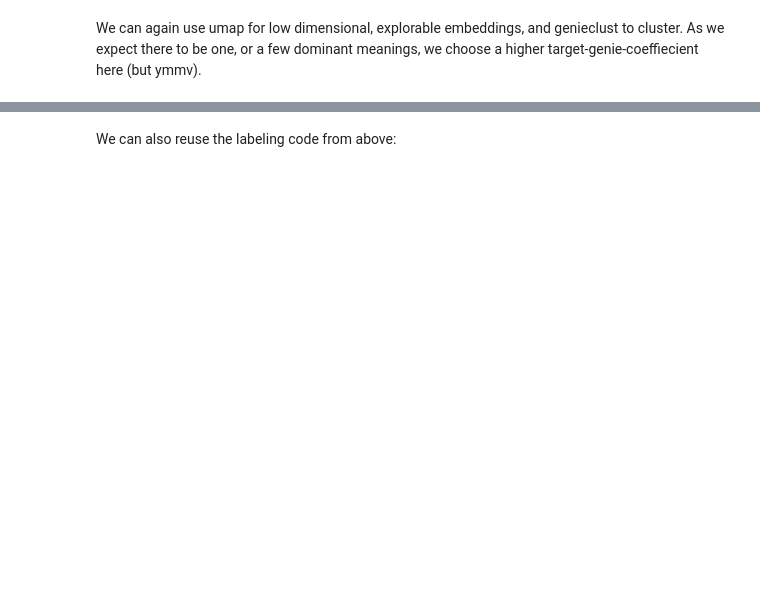
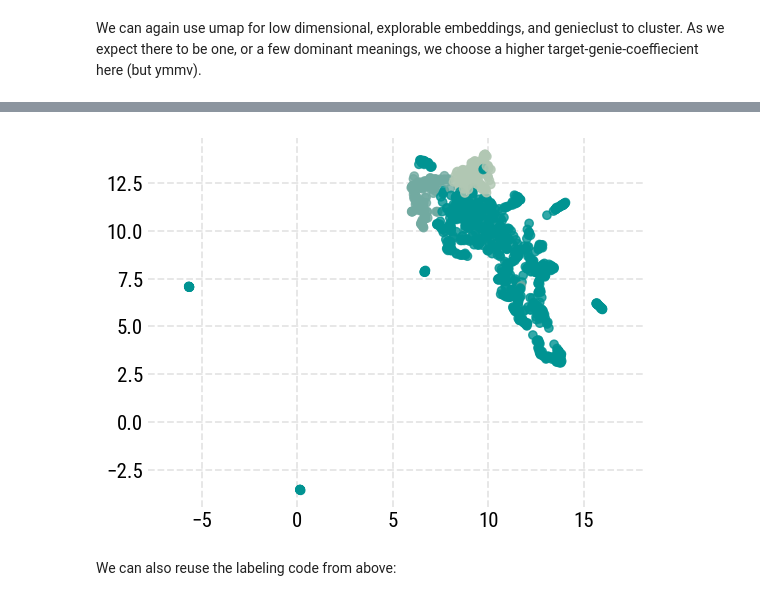
Before and after one commit to MNoichl/MPI-Leipzig-workshop-text-data-analysis, a Jupyter notebook: workbook_01_text_analysis.ipynb, the cells around one changed output, grey strips where cells are left out. Saved outputs shown, nothing was run; the diff lists cells and outputs as text; code cells hidden in the pictures; blank space fills up the shorter version.

```diff
--- a/workbook_01_text_analysis.ipynb
+++ b/workbook_01_text_analysis.ipynb
@@ -411,6 +209,0 @@ from nltk.tokenize import sent_tokenize
-# %%
-sentences = sent_tokenize(text_data[11])
-ner_results = nlp(sentences)
-names_per_sentence = [extract_names(result) for result in ner_results]
-# This gives us a list of lists:
-names_per_sentence[25:35]
@@ -486,6 +281,6 @@ import genieclust
 reducer = umap.UMAP(n_components=30, random_state=42,metric='cosine')
 umap_embeddings_high_dim = reducer.fit_transform(embeddings)
 
-g = genieclust.Genie(n_clusters=15, gini_threshold=0.3)
-cluster_labels = g.fit_predict(umap_embeddings_high_dim)
+g = genieclust.Genie(n_clusters=30, gini_threshold=0.3)
+cluster_labels = g.fit_predict(umap_embeddings)
 print(cluster_labels[0:20])
@@ -719,5 +614,5 @@ The two codeblocks first extract all the contexts of a keyphrase, and then extra
 # %%
-key_phrase = "epistemic "
+key_phrase = "evolutionary "
 
 def extract_context_around_phrase(text_data, key_phrase, sentences_before=2, sentences_after=2):
     """
@@ -775,4 +670,6 @@ context_texts = [context['text'] for context in contexts]
 
 # Let's also add the years to the contexts, for later:
 for x in contexts:
-    x['year'] = year_data[x['doc_index']]
+    x['year'] = list(year_data)[x['doc_index']]
+
+print("Found", len(contexts), "contexts")
@@ -831,22 +754,24 @@ KeyboardInterrupt:
 # %%
 import genieclust
 
 key_phrase_high_dim_reducer = umap.UMAP(n_components=30, random_state=42,metric='cosine')
 key_phrase_high_dim_umap_embeddings = key_phrase_high_dim_reducer.fit_transform(key_phrase_embeddings)
 
-g = genieclust.Genie(n_clusters=10, gini_threshold=0.4)
+g = genieclust.Genie(n_clusters=3, gini_threshold=0.5)
 concept_cluster_labels = g.fit_predict(key_phrase_high_dim_umap_embeddings)
 
 
 n_clusters = len(np.unique(concept_cluster_labels))
 cb_colors = colormaps.tealrose(np.linspace(0, 1, colormaps.tealrose.N))
 repeated_concept_colors = np.tile(cb_colors, (n_clusters // colormaps.tealrose.N + 1, 1))[:n_clusters]
 
 custom_concept_color_map = dict(zip(np.unique(concept_cluster_labels),map(rgb2hex, repeated_concept_colors)))
 
-plt.scatter(key_phrase_umap_embeddings[:, 0], key_phrase_umap_embeddings[:, 1],alpha=0.1, c=[custom_concept_color_map[x] for x in concept_cluster_labels])
+plt.scatter(key_phrase_umap_embeddings[:, 0], key_phrase_umap_embeddings[:, 1],alpha=0.8, c=[custom_concept_color_map[x] for x in concept_cluster_labels])
 plt.axis('equal')
 plt.show()
+# %% [output]
+[figure, added]
 # %% [markdown]
 We can also reuse the labeling code from above:
 # %%
```
Also changed, not shown: parts of 86 cells of this notebook, 21 other files.
